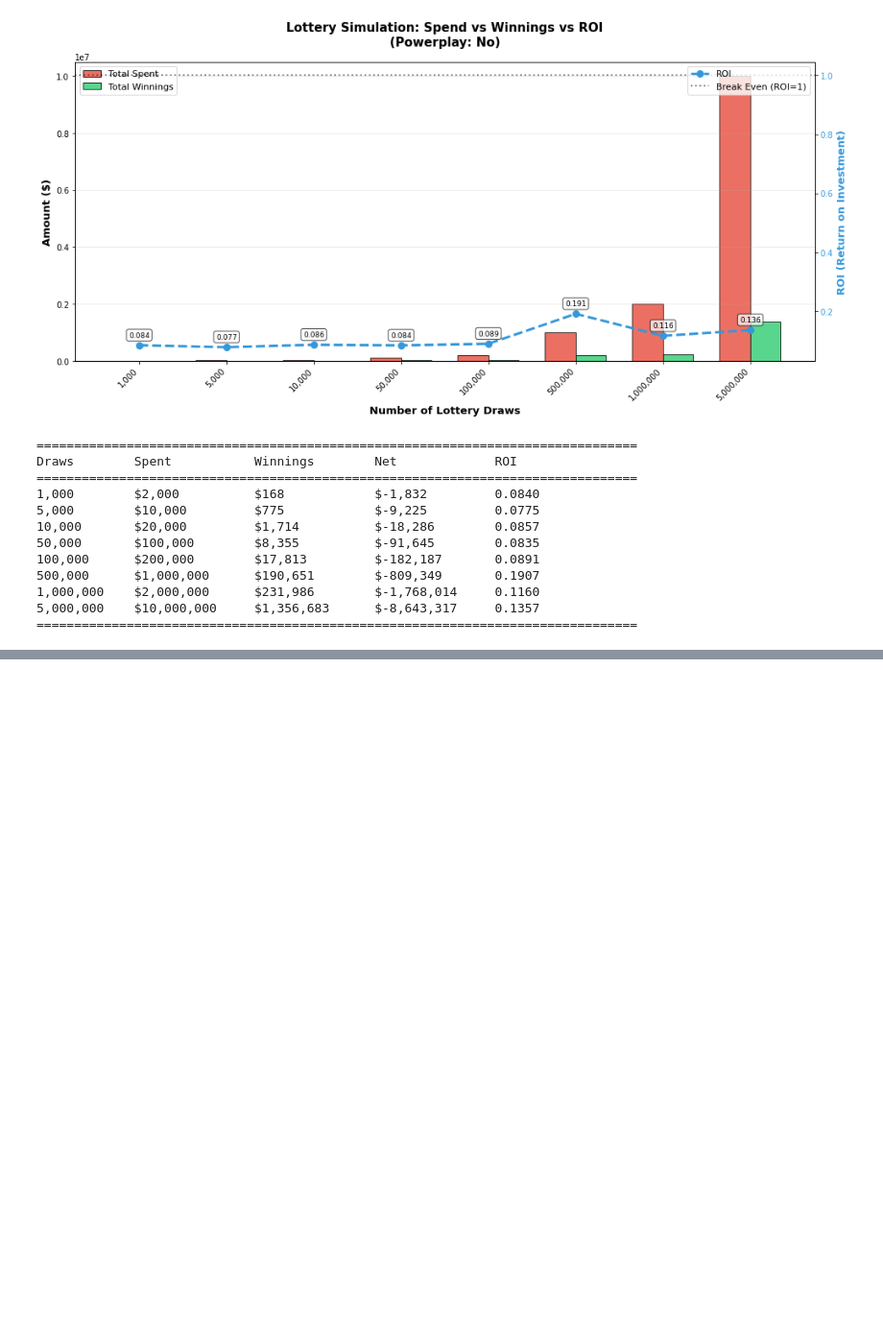
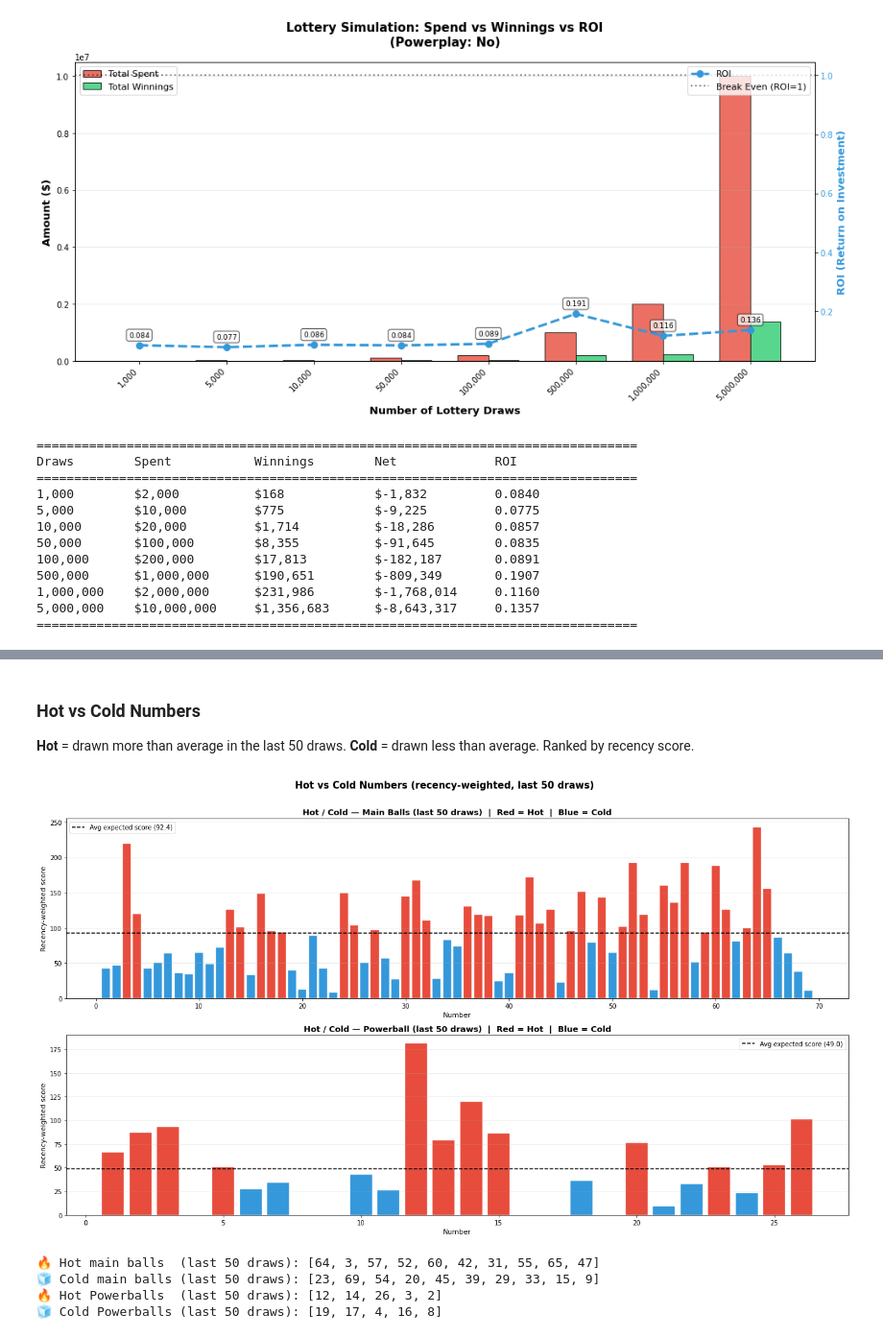
Before and after one commit to juileebhosale/Lottery_Simulator, a Jupyter notebook: Lottery Simulator.ipynb, the cells around one changed output, grey strips where cells are left out. Shown at 96% size. Drawn from its saved outputs; the diff is of its cells as text; code cells hidden in the pictures; blank space fills up the shorter version.

```diff
--- a/Lottery Simulator.ipynb
+++ b/Lottery Simulator.ipynb
@@ -303,0 +399,64 @@ Draws        Spent           Winnings        Net             ROI
+# %% [markdown]
+### Hot vs Cold Numbers
+**Hot** = drawn more than average in the last 50 draws. **Cold** = drawn less than average. Ranked by recency score.
+# %%
+recent_n = 50   # number of most recent draws to define "hot/cold"
+recent   = df.tail(recent_n)
+
+# Recency-weighted frequency: draws closer to today get higher weight
+weights = np.linspace(1, recent_n, recent_n)   # 1 (oldest) → 50 (most recent)
+
+def weighted_freq(ball_cols, pool_size, draws, w):
+    freq = np.zeros(pool_size + 1)
+    for idx, (_, row) in enumerate(draws.iterrows()):
+        for col in ball_cols:
+            freq[int(row[col])] += w[idx]
+    return freq[1:]   # drop index 0
+
+main_cols = ['Ball_1', 'Ball_2', 'Ball_3', 'Ball_4', 'Ball_5']
+main_hot_score = weighted_freq(main_cols, 69, recent, weights)
+pb_hot_score   = weighted_freq(['Powerball'],  26, recent, weights)
+
+# Thresholds: expected weight per number given uniform distribution
+avg_main = weights.sum() * 5 / 69
+avg_pb   = weights.sum() / 26
+
+fig, axes = plt.subplots(2, 1, figsize=(18, 10))
+
+def plot_hot_cold(ax, scores, pool_size, avg, title):
+    nums   = np.arange(1, pool_size + 1)
+    colors = ['#e74c3c' if s >= avg else '#3498db' for s in scores]
+    ax.bar(nums, scores, color=colors, edgecolor='white', linewidth=0.4)
+    ax.axhline(avg, color='black', linestyle='--', linewidth=1.5, label=f'Avg expected score ({avg:.1f})')
+    ax.set_title(title, fontsize=13, fontweight='bold')
+    ax.set_ylabel('Recency-weighted score', fontsize=11)
+    ax.set_xlabel('Number', fontsize=11)
+    ax.legend(fontsize=10)
+    ax.grid(axis='y', alpha=0.3)
+
+plot_hot_cold(axes[0], main_hot_score, 69, avg_main,
+              f'Hot / Cold — Main Balls (last {recent_n} draws)  |  Red = Hot  |  Blue = Cold')
+plot_hot_cold(axes[1], pb_hot_score,   26, avg_pb,
+              f'Hot / Cold — Powerball (last {recent_n} draws)  |  Red = Hot  |  Blue = Cold')
+
+plt.suptitle(f'Hot vs Cold Numbers (recency-weighted, last {recent_n} draws)',
+             fontsize=15, fontweight='bold', y=1.01)
+plt.tight_layout()
+plt.show()
+
+# Print top 10 hot / cold
+hot_main  = np.argsort(main_hot_score)[::-1][:10] + 1
+cold_main = np.argsort(main_hot_score)[:10] + 1
+hot_pb    = np.argsort(pb_hot_score)[::-1][:5] + 1
+cold_pb   = np.argsort(pb_hot_score)[:5] + 1
+
+print(f"🔥 Hot main balls  (last {recent_n} draws): {list(hot_main)}")
+print(f"🧊 Cold main balls (last {recent_n} draws): {list(cold_main)}")
+print(f"🔥 Hot Powerballs  (last {recent_n} draws): {list(hot_pb)}")
+print(f"🧊 Cold Powerballs (last {recent_n} draws): {list(cold_pb)}")
+# %% [output]
+[figure, added]
+🔥 Hot main balls  (last 50 draws): [64, 3, 57, 52, 60, 42, 31, 55, 65, 47]
+🧊 Cold main balls (last 50 draws): [23, 69, 54, 20, 45, 39, 29, 33, 15, 9]
+🔥 Hot Powerballs  (last 50 draws): [12, 14, 26, 3, 2]
+🧊 Cold Powerballs (last 50 draws): [19, 17, 4, 16, 8]
```
Also changed, not shown: parts of 10 cells of this notebook.
